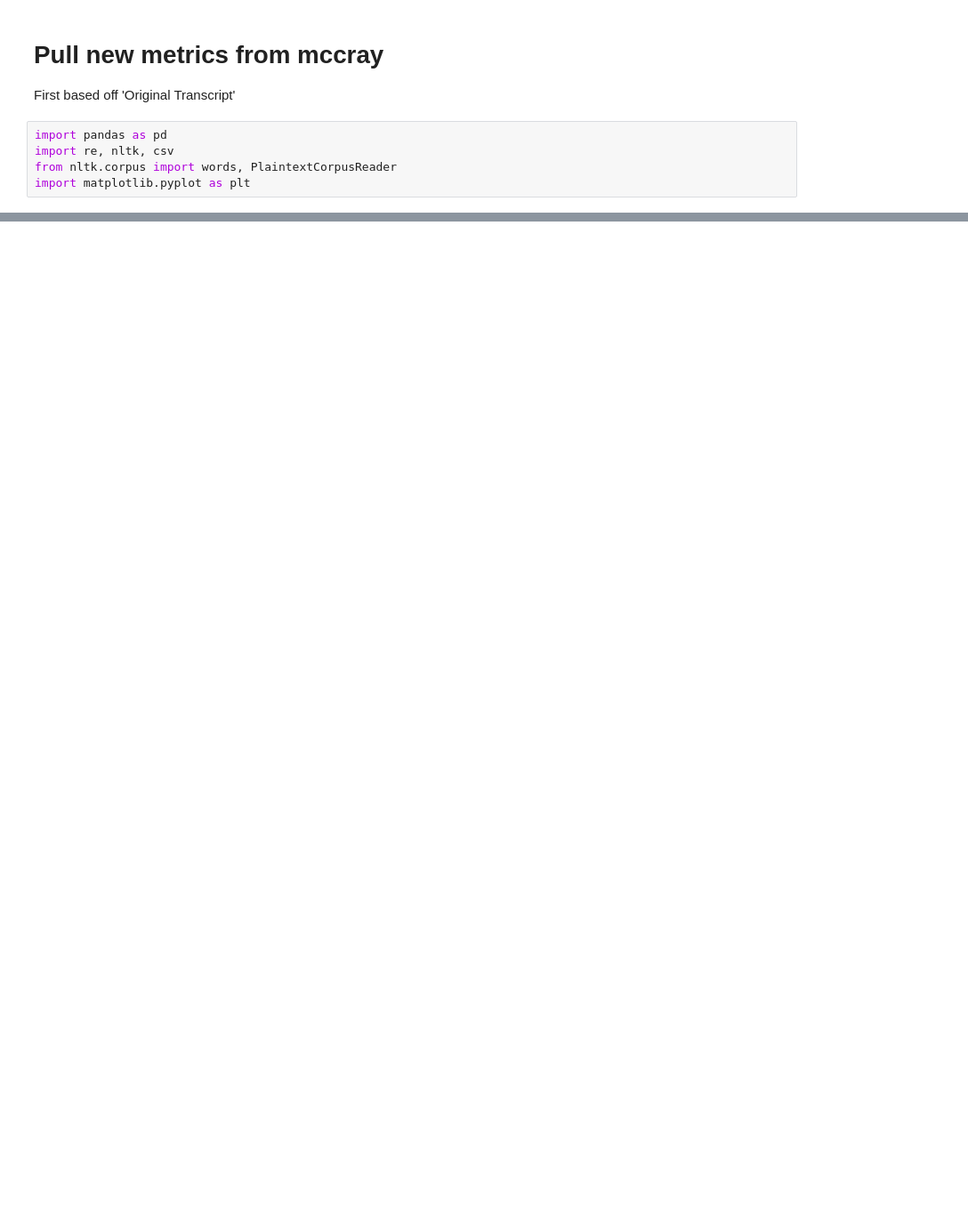
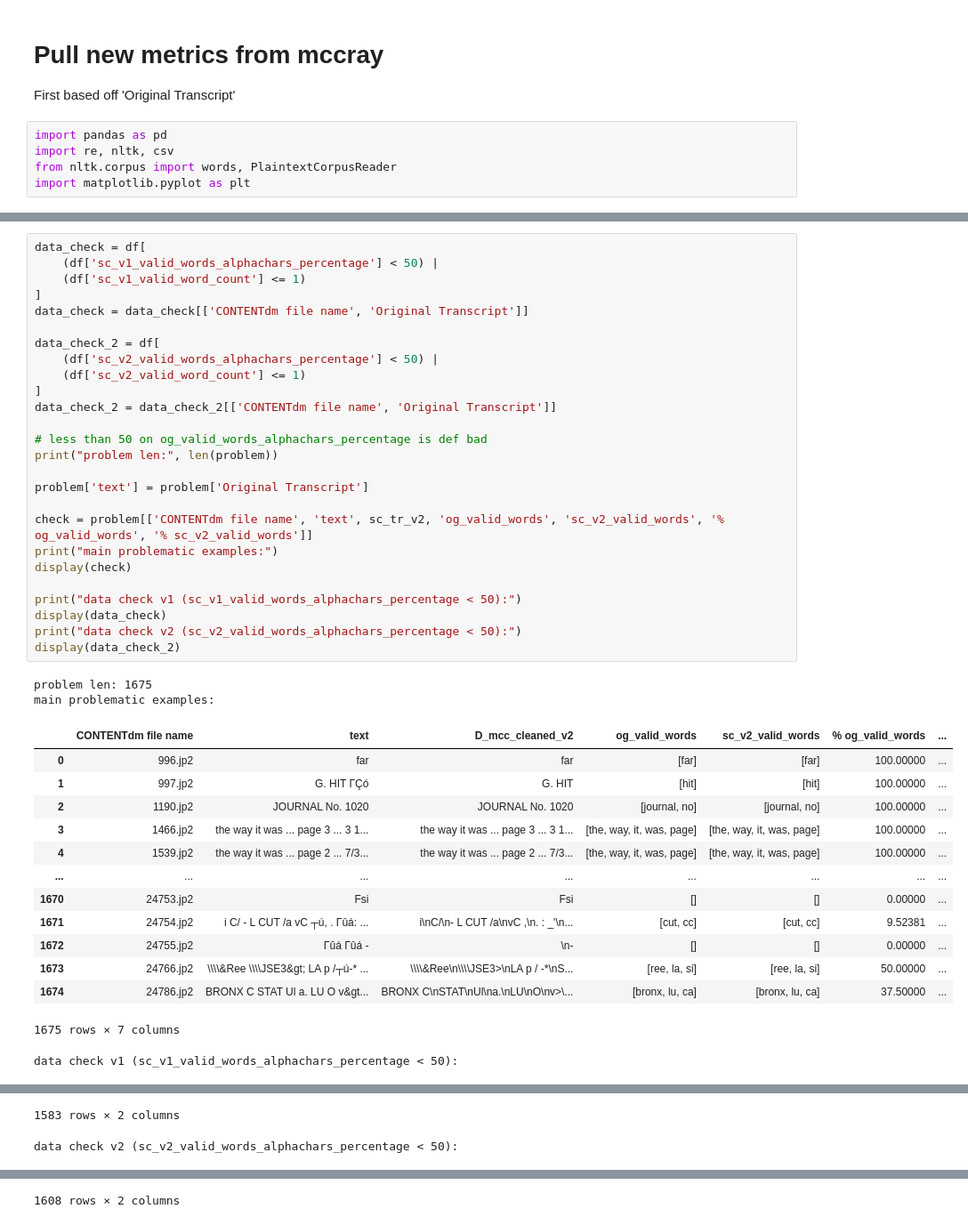
Before and after one commit to UofSCLibraries-DRS/AspireAI_LLM_Project, a Jupyter notebook: data_handling/new_metrics.ipynb, the cells around one changed output, grey strips where cells are left out. Shown: that part at 89% size. Saved outputs shown, nothing was run; the diff lists cells and outputs as text; blank space fills up the shorter version.

```diff
--- a/data_handling/new_metrics.ipynb
+++ b/data_handling/new_metrics.ipynb
@@ -307,0 +420,43 @@ See the caveats in the documentation: https://pandas.pydata.org/pandas-docs/stab
+# %%
+data_check = df[
+    (df['sc_v1_valid_words_alphachars_percentage'] < 50) |
+    (df['sc_v1_valid_word_count'] <= 1)
+]
+data_check = data_check[['CONTENTdm file name', 'Original Transcript']]
+
+data_check_2 = df[
+    (df['sc_v2_valid_words_alphachars_percentage'] < 50) |
+    (df['sc_v2_valid_word_count'] <= 1)
+]
+data_check_2 = data_check_2[['CONTENTdm file name', 'Original Transcript']]
+
+# less than 50 on og_valid_words_alphachars_percentage is def bad
+print("problem len:", len(problem))
+
+problem['text'] = problem['Original Transcript']
+
+check = problem[['CONTENTdm file name', 'text', sc_tr_v2, 'og_valid_words', 'sc_v2_valid_words', '% og_valid_words', '% sc_v2_valid_words']]
+print("main problematic examples:")
+display(check)
+
+print("data check v1 (sc_v1_valid_words_alphachars_percentage < 50):")
+display(data_check)
+print("data check v2 (sc_v2_valid_words_alphachars_percentage < 50):")
+display(data_check_2)
+# %% [output]
+problem len: 1675
+main problematic examples:
+|  | CONTENTdm file name | text | D_mcc_cleaned_v2 | og_valid_words | sc_v2_valid_words | % og_valid_words | ... |
+| 0 | 996.jp2 | far | far | [far] | [far] | 100.00000 | ... |
+| 1 | 997.jp2 | G. HIT ΓÇó | G. HIT | [hit] | [hit] | 100.00000 | ... |
+| 2 | 1190.jp2 | JOURNAL No. 1020 | JOURNAL No. 1020 | [journal, no] | [journal, no] | 100.00000 | ... |
+| 3 | 1466.jp2 | the way it was ... page 3 ... 3 1... | the way it was ... page 3 ... 3 1... | [the, way, it, was, page] | [the, way, it, was, page] | 100.00000 | ... |
+| 4 | 1539.jp2 | the way it was ... page 2 ... 7/3... | the way it was ... page 2 ... 7/3... | [the, way, it, was, page] | [the, way, it, was, page] | 100.00000 | ... |
+| ... | ... | ... | ... | ... | ... | ... | ... |
+| 1670 | 24753.jp2 | Fsi | Fsi | [] | [] | 0.00000 | ... |
+| 1671 | 24754.jp2 | i C/ - L CUT /a vC ┬ú, . Γûá: ... | i\nC/\n- L CUT /a\nvC ,\n. : _'\n... | [cut, cc] | [cut, cc] | 9.52381 | ... |
+| 1672 | 24755.jp2 | Γûá Γûá - | \n- | [] | [] | 0.00000 | ... |
+| 1673 | 24766.jp2 | \\\\&Ree \\\\JSE3&gt; LA p /┬ú-* ... | \\\\&Ree\n\\\\JSE3>\nLA p / -*\nS... | [ree, la, si] | [ree, la, si] | 50.00000 | ... |
+| 1674 | 24786.jp2 | BRONX C STAT Ul a. LU O v&gt... | BRONX C\nSTAT\nUl\na.\nLU\nO\nv>\... | [bronx, lu, ca] | [bronx, lu, ca] | 37.50000 | ... |
+1675 rows × 7 columns
+data check v1 (sc_v1_valid_words_alphachars_percentage < 50):
@@ -307,0 +475,2 @@ See the caveats in the documentation: https://pandas.pydata.org/pandas-docs/stab
+1583 rows × 2 columns
+data check v2 (sc_v2_valid_words_alphachars_percentage < 50):
@@ -308 +489,2 @@ See the caveats in the documentation: https://pandas.pydata.org/pandas-docs/stab
+1608 rows × 2 columns
 # %%
```
Also changed, not shown: parts of 13 cells of this notebook, 3 other files.
